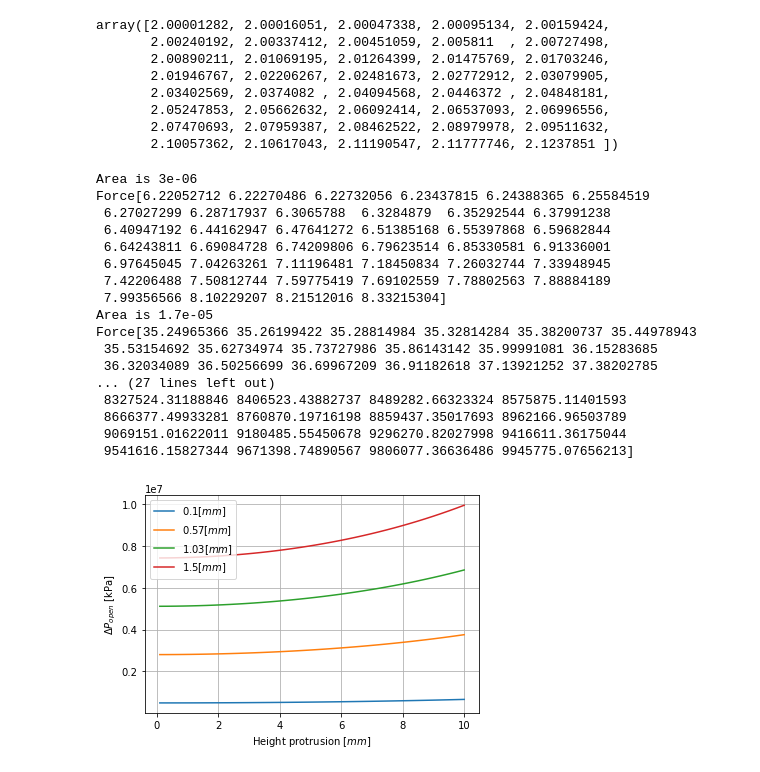
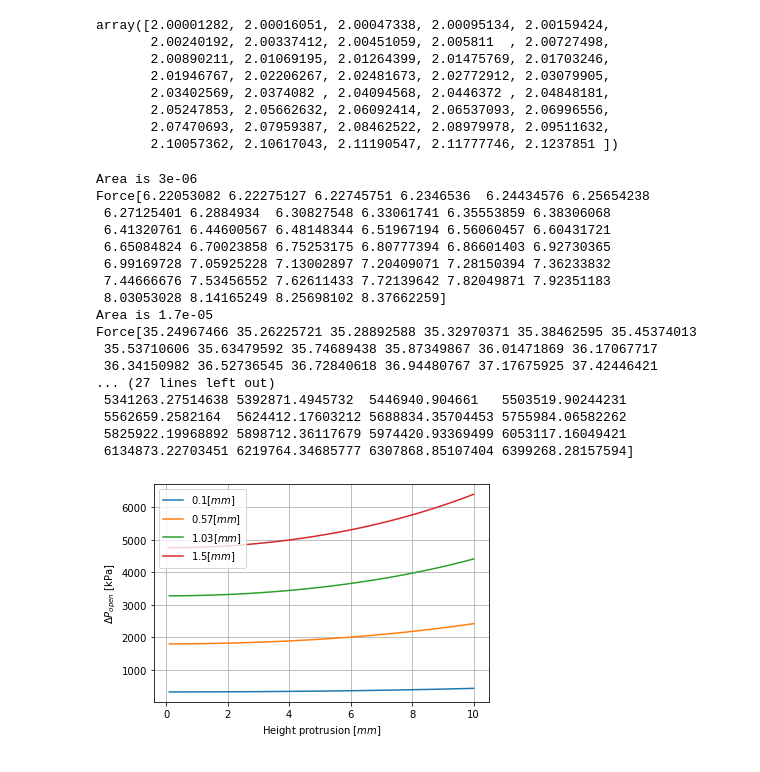
Before and after one commit to Olviel/Soft-Robotics-Materials-Database_forked, a Jupyter notebook: ICRA2023 Tutorial FT29 Towards an accessible soft robotics toolbox and validation test rig/opening_pressure.ipynb, the cells around one changed output. Cells and saved outputs as stored; diff of their text form; code cells hidden in the pictures.

```diff
--- a/ICRA2023 Tutorial FT29 Towards an accessible soft robotics toolbox and validation test rig/opening_pressure.ipynb
+++ b/ICRA2023 Tutorial FT29 Towards an accessible soft robotics toolbox and validation test rig/opening_pressure.ipynb
@@ -195,7 +195,7 @@ def compute_P_open(h, optim_parameters, order, ID, t_inlet, D, t_membrane):
 
     # Derived parameters
     A_membrane = D * t_membrane
-    print('Area is '+str(A_membrane))
+    #print('Area is '+str(A_membrane))
     l0 = D
     l1 = 2 * np.sqrt((D - (ID + 2*t_inlet) / 2)**2 + h**2) + ID + 2*t_inlet
 
@@ -204,10 +204,10 @@ def compute_P_open(h, optim_parameters, order, ID, t_inlet, D, t_membrane):
 
     # Compute the force on the membrane
     F_membrane = stress_membrane * (A_membrane*1e6) #N/mm2*mm2 = N
-    print('Force'+str(F_membrane))
+    #print('Force'+str(F_membrane))
 
     # Compute the area of the inlet
-    A_inlet = np.pi / 4 * ID**2
+    A_inlet = (np.pi / 4) * ID**2
 
     # Compute P_open
     P_open = F_membrane / A_inlet
@@ -216,36 +216,36 @@ def compute_P_open(h, optim_parameters, order, ID, t_inlet, D, t_membrane):
 # %%
 h_values = np.linspace(0.1, 10, 40) * 1e-3  # Vary height of inlet
 t_values= np.linspace(0.1,1.5,4)*1e-3 #vary thickness of membrane
-ID = 4e-3 # internal diameter of the inlet [m]
+ID = 5e-3 # internal diameter of the inlet [m]
 t_inlet = 2e-3#  thickness of the inlet [m]
 D=30e-3 # Diameter membrane [m]
 
 for thickness in t_values:
     P_open_values = compute_P_open(h_values, optim_parameters, order, ID, t_inlet, D, thickness)
-    plt.plot(h_values*1000,P_open_values,label=str(round(thickness*1000,2))+'[$mm$]')
+    plt.plot(h_values*1000,P_open_values/1000,label=str(round(thickness*1000,2))+'[$mm$]')
 
 plt.xlabel('Height protrusion [$mm$]')
 plt.ylabel('$\\Delta P_{open}$ [kPa]')
 plt.legend()
 plt.grid()
 
 print(P_open_values)
 # %% [output]
 Area is 3e-06
-Force[6.22052712 6.22270486 6.22732056 6.23437815 6.24388365 6.25584519
- 6.27027299 6.28717937 6.3065788  6.3284879  6.35292544 6.37991238
- 6.40947192 6.44162947 6.47641272 6.51385168 6.55397868 6.59682844
- 6.64243811 6.69084728 6.74209806 6.79623514 6.85330581 6.91336001
- 6.97645045 7.04263261 7.11196481 7.18450834 7.26032744 7.33948945
- 7.42206488 7.50812744 7.59775419 7.69102559 7.78802563 7.88884189
- 7.99356566 8.10229207 8.21512016 8.33215304]
+Force[6.22053082 6.22275127 6.22745751 6.2346536  6.24434576 6.25654238
+ 6.27125401 6.2884934  6.30827548 6.33061741 6.35553859 6.38306068
+ 6.41320761 6.44600567 6.48148344 6.51967194 6.56060457 6.60431721
+ 6.65084824 6.70023858 6.75253175 6.80777394 6.86601403 6.92730365
+ 6.99169728 7.05925228 7.13002897 7.20409071 7.28150394 7.36233832
+ 7.44666676 7.53456552 7.62611433 7.72139642 7.82049871 7.92351183
+ 8.03053028 8.14165249 8.25698102 8.37662259]
 Area is 1.7e-05
-Force[35.24965366 35.26199422 35.28814984 35.32814284 35.38200737 35.44978943
- 35.53154692 35.62734974 35.73727986 35.86143142 35.99991081 36.15283685
- 36.32034089 36.50256699 36.69967209 36.91182618 37.13921252 37.38202785
+Force[35.24967466 35.26225721 35.28892588 35.32970371 35.38462595 35.45374013
+ 35.53710606 35.63479592 35.74689438 35.87349867 36.01471869 36.17067717
+ 36.34150982 36.52736545 36.72840618 36.94480767 37.17675925 37.42446421
 ... (27 lines left out)
- 8327524.31188846 8406523.43882737 8489282.66323324 8575875.11401593
- 8666377.49933281 8760870.19716198 8859437.35017693 8962166.96503789
- 9069151.01622011 9180485.55450678 9296270.82027998 9416611.36175044
- 9541616.15827344 9671398.74890567 9806077.36636486 9945775.07656213]
+ 5341263.27514638 5392871.4945732  5446940.904661   5503519.90244231
+ 5562659.2582164  5624412.17603212 5688834.35704453 5755984.06582262
+ 5825922.19968892 5898712.36117679 5974420.93369499 6053117.16049421
+ 6134873.22703451 6219764.34685777 6307868.85107404 6399268.28157594]
-[figure, old version]
+[figure, new version]
```
